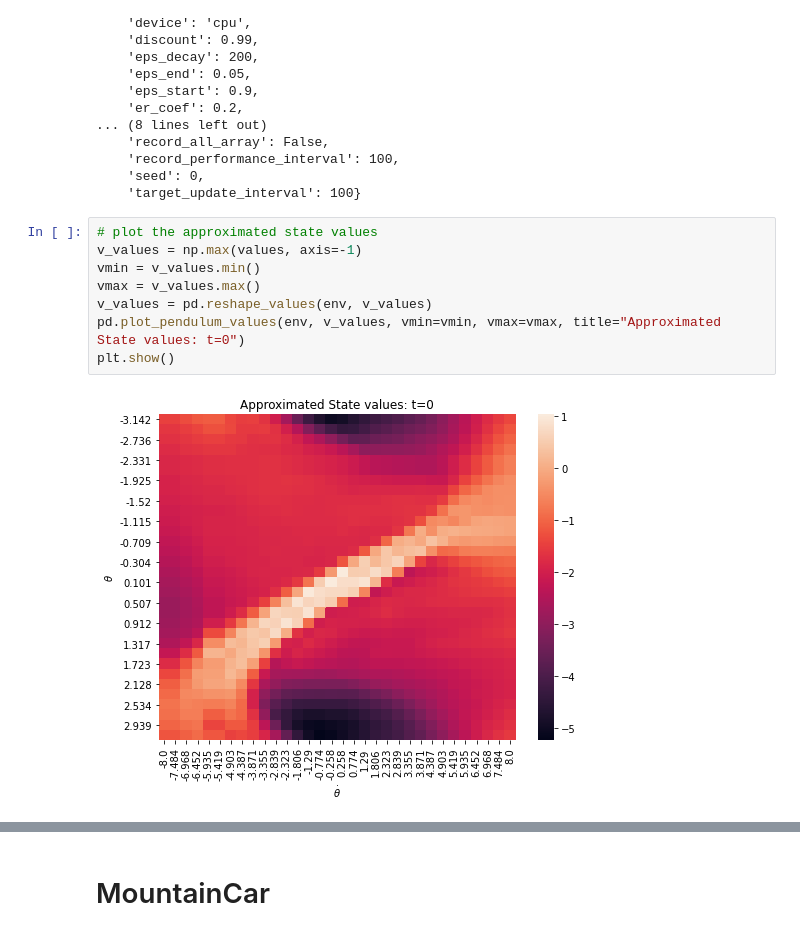
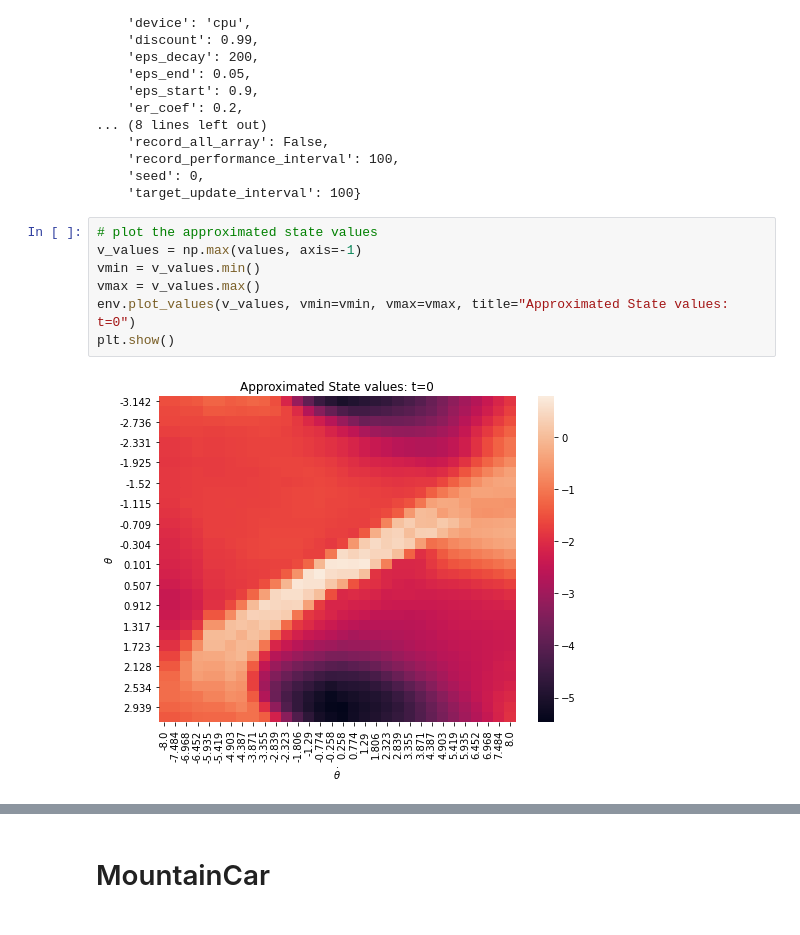
Before and after one commit to syuntoku14/debugRL, a Jupyter notebook: examples/tutorial.ipynb, the cells around one changed output, grey strips where cells are left out. Drawn from its saved outputs; the diff is of its cells as text.

```diff
--- a/examples/tutorial.ipynb
+++ b/examples/tutorial.ipynb
@@ -125,13 +125,12 @@ SamplingFittedViSolver solve_options:
 # %%
 # plot the approximated state values
 v_values = np.max(values, axis=-1)
 vmin = v_values.min()
 vmax = v_values.max()
-v_values = pd.reshape_values(env, v_values)
-pd.plot_pendulum_values(env, v_values, vmin=vmin, vmax=vmax, title="Approximated State values: t=0")
+env.plot_values(v_values, vmin=vmin, vmax=vmax, title="Approximated State values: t=0")
 plt.show()
 # %% [output]
-[figure, old version]
+[figure, new version]
 # %%
 # plot the oracle state values
 
```
Also changed, not shown: parts of 11 cells of this notebook, 27 other files.
